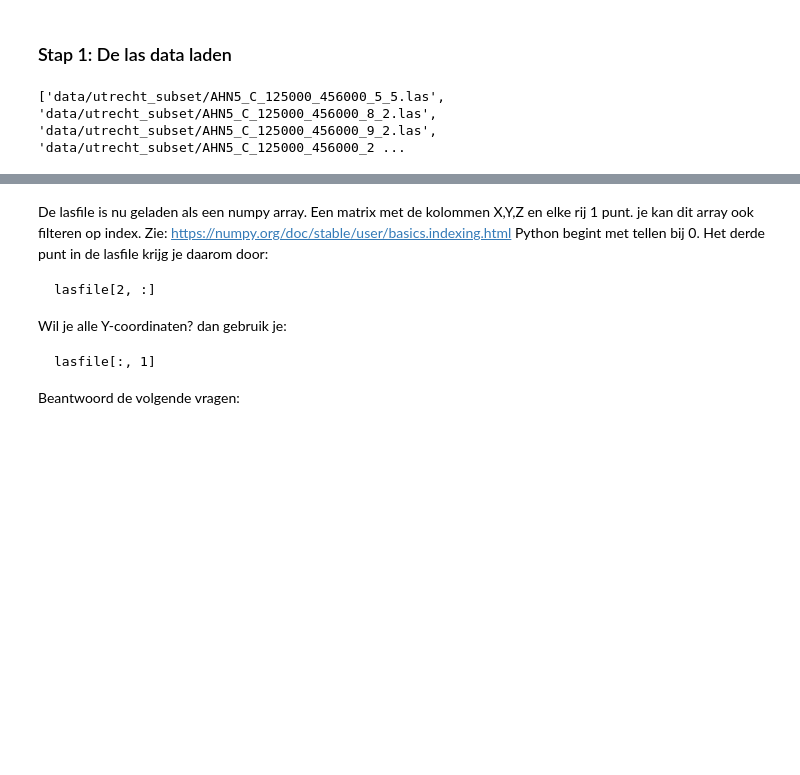
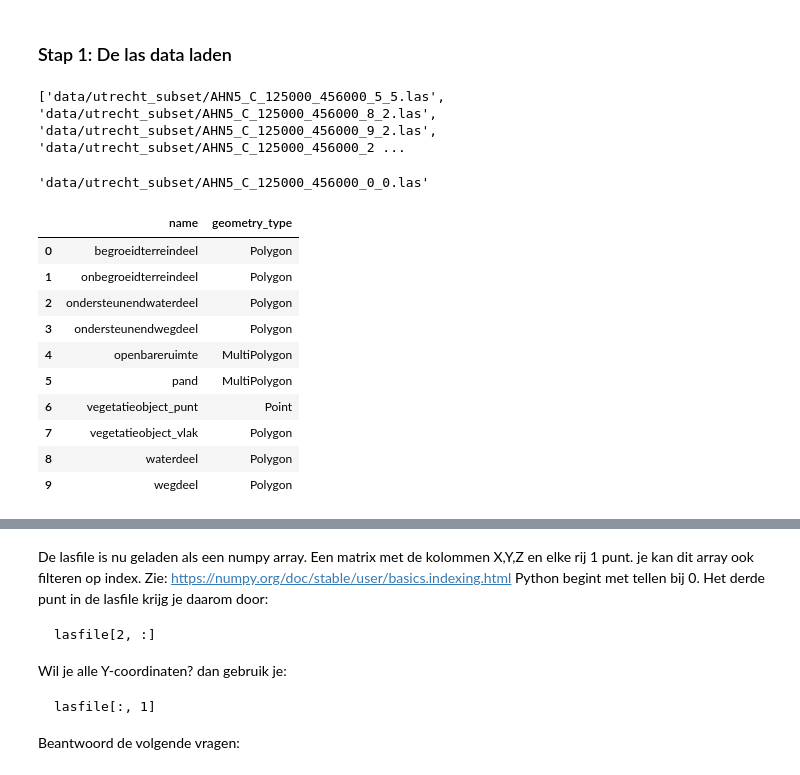
Before and after one commit to SjoerdBraaksma/geonovum_workshop, a Jupyter notebook: workshop_proefening_2.ipynb, the cells around one changed output, grey strips where cells are left out. Drawn from its saved outputs; the diff is of its cells as text; code cells hidden in the pictures; blank space fills up the shorter version.

```diff
--- a/workshop_proefening_2.ipynb
+++ b/workshop_proefening_2.ipynb
@@ -103,10 +129,15 @@ os.makedirs(output_folder, exist_ok=True)
 lasfiles = get_files_in_directory(data_folder)
 print(lasfiles)
 
-# kies een van de lasfiles
-lasfile_index = 0
-lasfile_path = lasfiles[lasfile_index]
-# lasfile_path= np.where(lasfiles == "data/utrecht_subset/AHN5_C_125000_456000_5_5.las"
+lasfile_path = [
+    filepath
+    for filepath in lasfiles
+    if filepath
+    == f"data/utrecht_subset/AHN5_C_{int(bbox[0])}_{int(bbox[1])}_{0}_{0}.las"
+][0]
+
+lasfile_path
 # %% [output]
 ['data/utrecht_subset/AHN5_C_125000_456000_5_5.las', 'data/utrecht_subset/AHN5_C_125000_456000_8_2.las', 'data/utrecht_subset/AHN5_C_125000_456000_9_2.las', 'data/utrecht_subset/AHN5_C_125000_456000_2 ...
+'data/utrecht_subset/AHN5_C_125000_456000_0_0.las'
 # %%
@@ -116 +144,16 @@ np.where(lasfiles_array == "data/utrecht_subset/AHN5_C_125000_456000_5_5.las")
 lasfile = lasdata_loader(lasfile_path, single_array=True)
+# %%
+# Zie welke layers er beschikbaar zijn in de BGT data
+gpd.list_layers(output_folder / bgt_name)
+# %% [output]
+|  | name | geometry_type |
+| 0 | begroeidterreindeel | Polygon |
+| 1 | onbegroeidterreindeel | Polygon |
+| 2 | ondersteunendwaterdeel | Polygon |
+| 3 | ondersteunendwegdeel | Polygon |
+| 4 | openbareruimte | MultiPolygon |
+| 5 | pand | MultiPolygon |
+| 6 | vegetatieobject_punt | Point |
+| 7 | vegetatieobject_vlak | Polygon |
+| 8 | waterdeel | Polygon |
+| 9 | wegdeel | Polygon |
```
Also changed, not shown: parts of 12 cells of this notebook, 3 other files.
